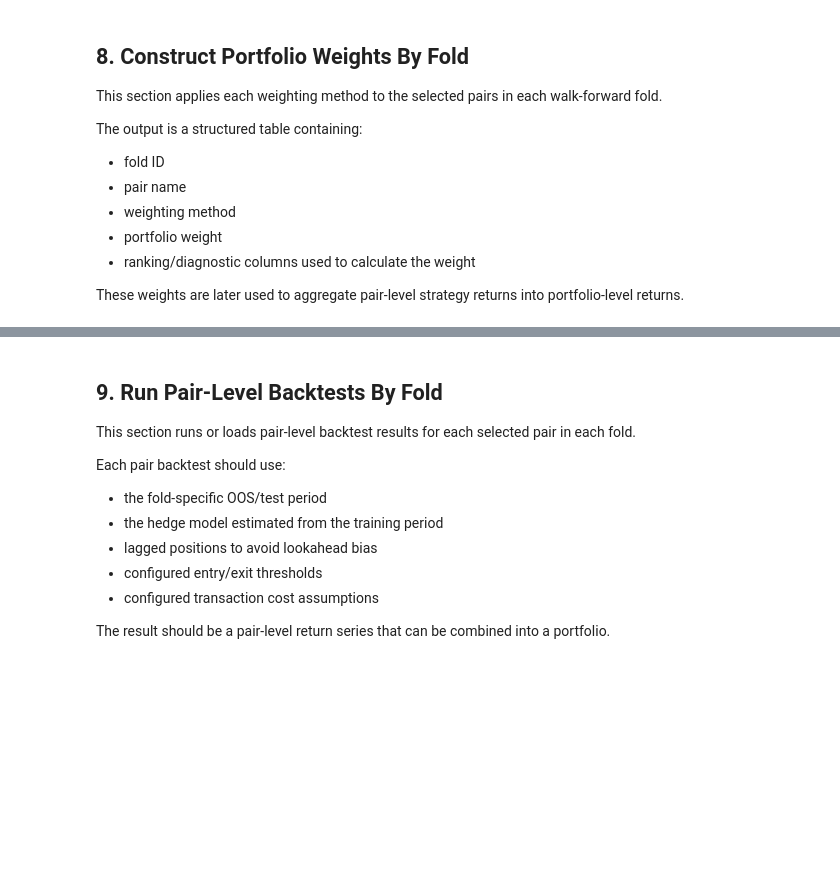
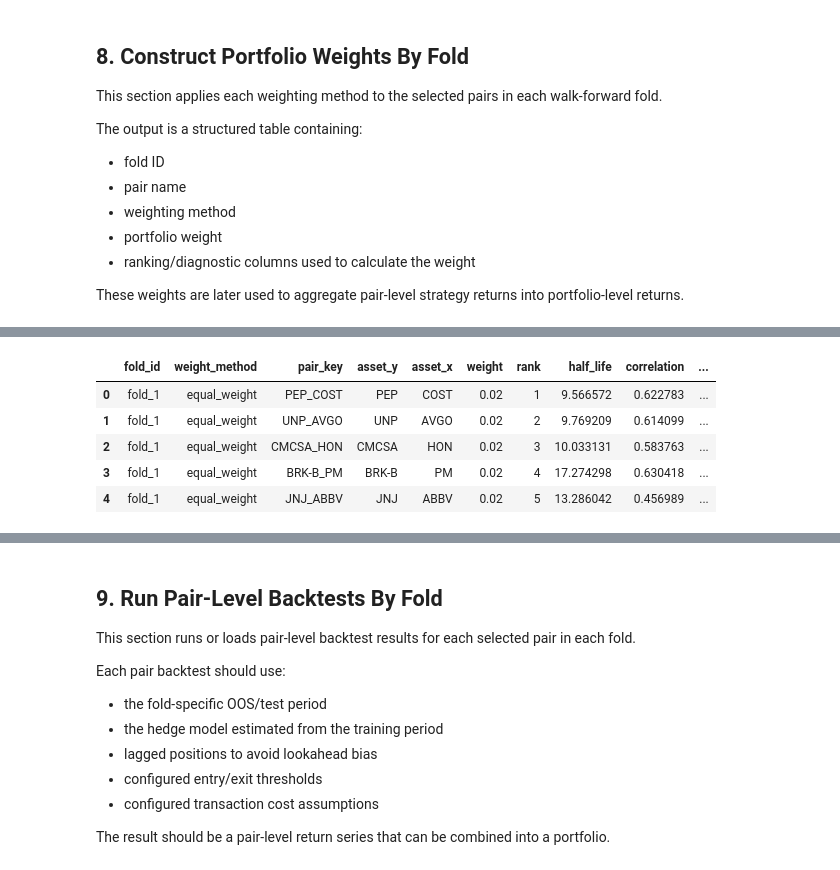
Before and after one commit to aditiseshadricodes/QuantProjects, a Jupyter notebook: pairs-trading-ai-tech/notebooks/03_portfolio_backtest_v2.ipynb, the cells around one changed output, grey strips where cells are left out. Drawn from its saved outputs; the diff is of its cells as text; code cells hidden in the pictures; blank space fills up the shorter version.

Commit message:
Construct and validate v2 portfolio weights.

```diff
--- a/pairs-trading-ai-tech/notebooks/03_portfolio_backtest_v2.ipynb
+++ b/pairs-trading-ai-tech/notebooks/03_portfolio_backtest_v2.ipynb
@@ -462,0 +514,19 @@ These weights are later used to aggregate pair-level strategy returns into portf
+# %%
+WEIGHTING_METHODS = {
+    "equal_weight": lambda df: equal_weight(
+        df,
+        required_cols=["asset_y", "asset_x"],
+    ),
+    "rank_weight": lambda df: rank_weight(
+        df,
+        rank_col="rank",
+    ),
+    "inverse_half_life": lambda df: inverse_half_life(
+        df
+
+    )
+}
+
+print("Weighting methods:")
+for method_name in WEIGHTING_METHODS:
+    print("-", method_name)
@@ -462,0 +620,56 @@ These weights are later used to aggregate pair-level strategy returns into portf
+# %%
+portfolio_weight_records = []
+
+diagnostic_cols = [
+    "rank",
+    "half_life",
+    "correlation",
+    "coint_pvalue",
+    "avg_dollar_volume_y",
+    "avg_dollar_volume_x"
+]
+
+for fold_id, selected_pairs_df in selected_pairs_for_weights_by_fold.items():
+    for weight_method, weighting_func in WEIGHTING_METHODS.items():
+
+        weights = weighting_func(selected_pairs_df)
+
+        if not isinstance(weights, pd.Series):
+            weights = pd.Series(weights, index=selected_pairs_df.index)
+
+        if len(weights) != len(selected_pairs_df):
+            raise ValueError(
+                f"{fold_id} / {weight_method}: weights length does not match selected pairs."
+            )
+
+        weights = weights.reindex(selected_pairs_df.index)
+
+        weights_output_df = selected_pairs_df.copy()
+        weights_output_df["fold_id"] = fold_id
+        weights_output_df["weight_method"] = weight_method
+        weights_output_df["weight"] = weights.values
+
+        keep_cols = [
+            "fold_id",
+            "weight_method",
+            "pair_key",
+            "asset_y",
+            "asset_x",
+            "weight"
+        ]
+
+        keep_cols += [
+            col for col in diagnostic_cols
+            if col in weights_output_df.columns
+        ]
+
+        portfolio_weight_records.append(weights_output_df[keep_cols])
+
+portfolio_weights_df = pd.concat(
+    portfolio_weight_records,
+    ignore_index=True,
+)
+
+print("Portfolio weights shape:", portfolio_weights_df.shape)
+portfolio_weights_df.head()
+# %% [output]
@@ -462,0 +677,6 @@ These weights are later used to aggregate pair-level strategy returns into portf
+|  | fold_id | weight_method | pair_key | asset_y | asset_x | weight | rank | half_life | correlation | ... |
+| 0 | fold_1 | equal_weight | PEP_COST | PEP | COST | 0.02 | 1 | 9.566572 | 0.622783 | ... |
+| 1 | fold_1 | equal_weight | UNP_AVGO | UNP | AVGO | 0.02 | 2 | 9.769209 | 0.614099 | ... |
+| 2 | fold_1 | equal_weight | CMCSA_HON | CMCSA | HON | 0.02 | 3 | 10.033131 | 0.583763 | ... |
+| 3 | fold_1 | equal_weight | BRK-B_PM | BRK-B | PM | 0.02 | 4 | 17.274298 | 0.630418 | ... |
+| 4 | fold_1 | equal_weight | JNJ_ABBV | JNJ | ABBV | 0.02 | 5 | 13.286042 | 0.456989 | ... |
```
Also changed, not shown: parts of 16 cells of this notebook, 4 other files.
